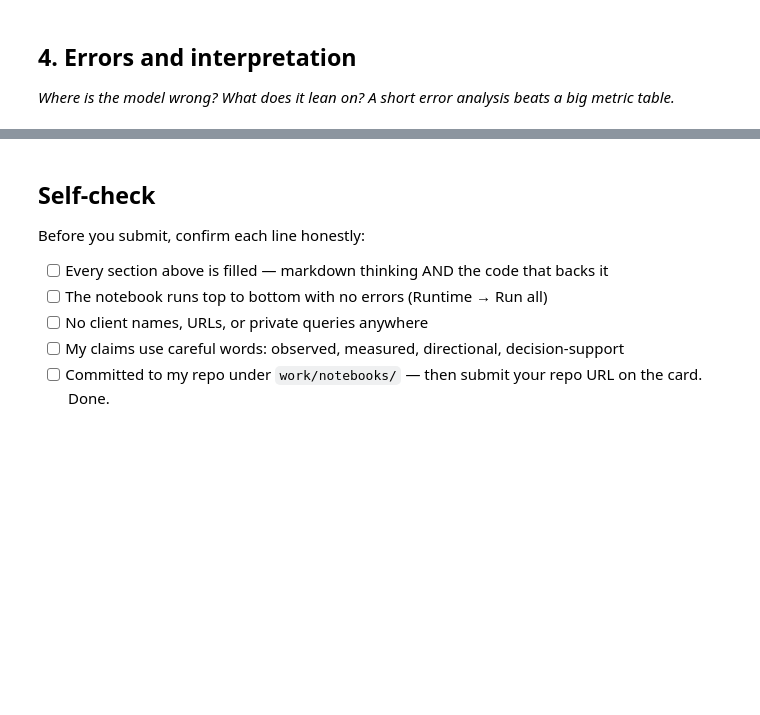
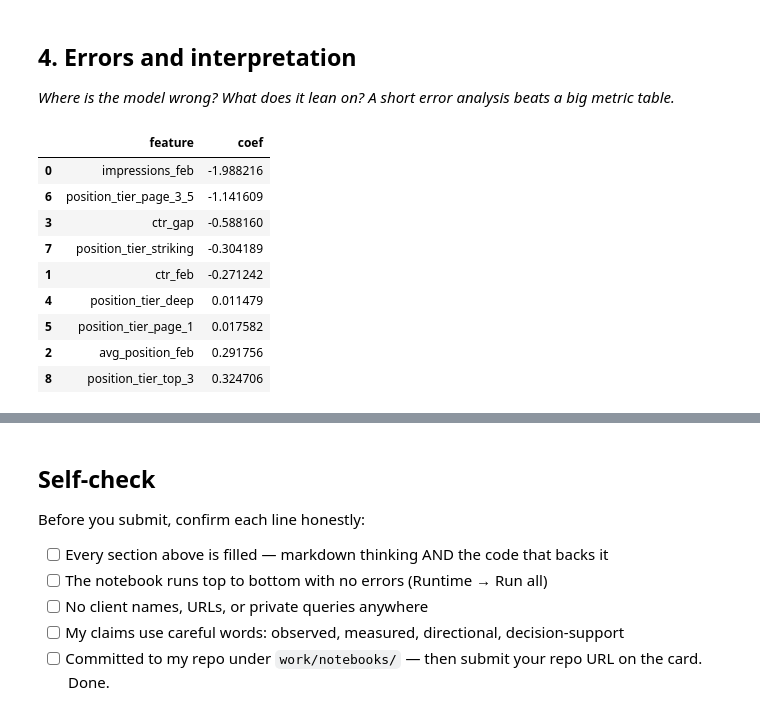
Before and after one commit to shahzamanjatoi/flyrank-ml-internship, a Jupyter notebook: work/notebooks/w05_model.ipynb, the cells around one changed output, grey strips where cells are left out. Cells and saved outputs as stored; diff of their text form; code cells hidden in the pictures; blank space fills up the shorter version.

```diff
--- a/work/notebooks/w05_model.ipynb
+++ b/work/notebooks/w05_model.ipynb
@@ -36,0 +416,19 @@ This skeleton is yours to fill. Work the sections **in order** — each one has
+# %%
+feature_names = (
+    num_features
+    + list(logreg.named_steps["prep"].named_transformers_["cat"].get_feature_names_out(cat_features))
+)
+coefs = logreg.named_steps["clf"].coef_[0]
+coef_df = pd.DataFrame({"feature": feature_names, "coef": coefs}).sort_values("coef")
+coef_df
+# %% [output]
+|  | feature | coef |
+| 0 | impressions_feb | -1.988216 |
+| 6 | position_tier_page_3_5 | -1.141609 |
+| 3 | ctr_gap | -0.588160 |
+| 7 | position_tier_striking | -0.304189 |
+| 1 | ctr_feb | -0.271242 |
+| 4 | position_tier_deep | 0.011479 |
+| 5 | position_tier_page_1 | 0.017582 |
+| 2 | avg_position_feb | 0.291756 |
+| 8 | position_tier_top_3 | 0.324706 |
```
Also changed, not shown: parts of 26 cells of this notebook.
